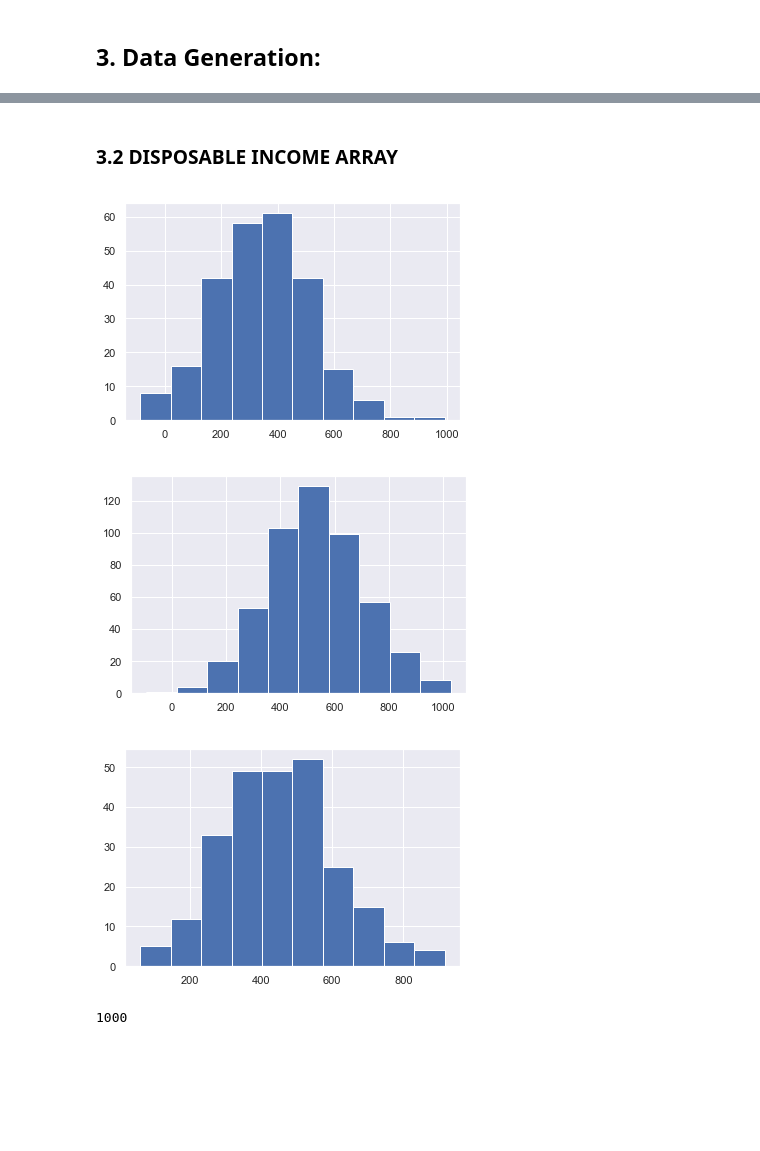
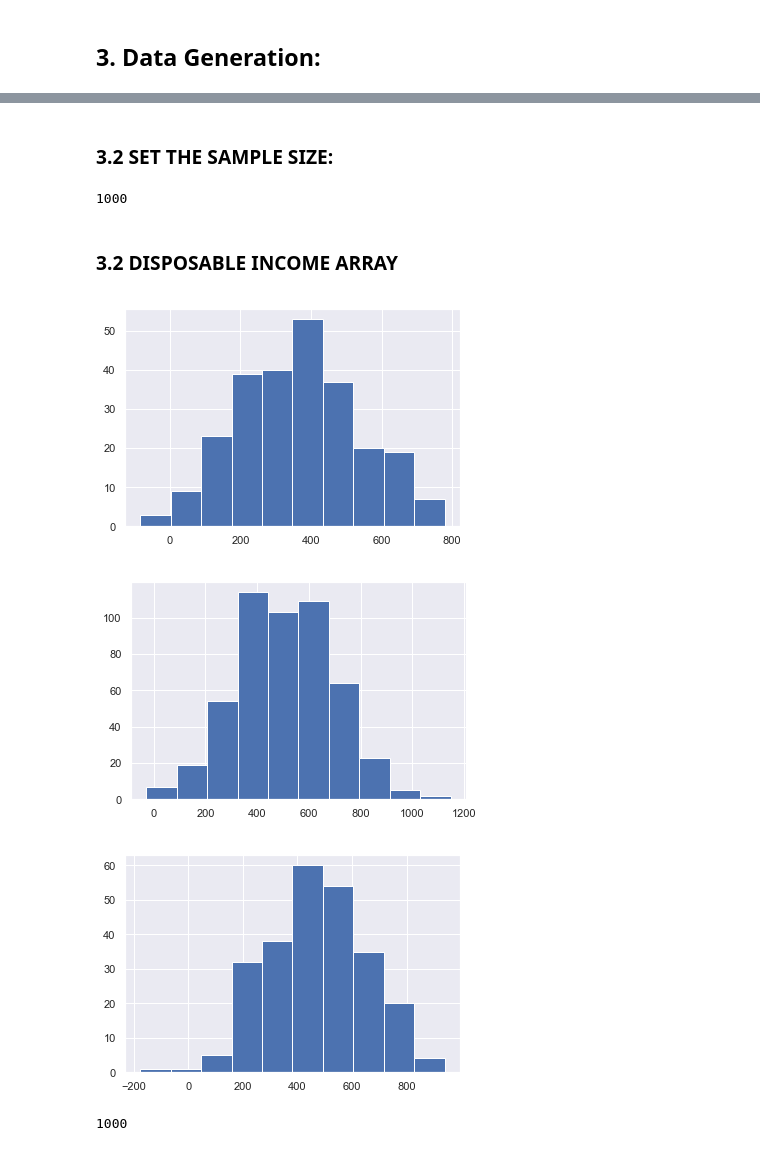
Before and after one commit to fionaoriordan/52465_19_project, a Jupyter notebook: 52465_19_project_dep1.ipynb, the cells around one changed output, grey strips where cells are left out. Cells and saved outputs as stored; diff of their text form; code cells hidden in the pictures; blank space fills up the shorter version.

Commit message:
reoganizing samplesize

```diff
--- a/52465_19_project_dep1.ipynb
+++ b/52465_19_project_dep1.ipynb
@@ -126,7 +126,11 @@ np.random.seed = (0)
 # %%
 # Create array for each group
+# First set the samplesize for each group
+sample1 = 250
+sample2 = 500
+sample3 = 250
 #Taken from https://thispointer.com/python-how-to-create-a-list-and-initialize-with-same-values/
-group1 = ["Lone Parent Family"] * 250
-group2 = ["2 Adults with 1-2 Children"] * 500
-group3 = ["Other 2 Adult Households"] *250
+group1 = ["Lone Parent Family"] * sample1
+group2 = ["2 Adults with 1-2 Children"] * sample2
+group3 = ["Other 2 Adult Households"] *sample3
 # %%
@@ -134,4 +138,12 @@ group3 = ["Other 2 Adult Households"] *250
 families = np.concatenate([group1, group2, group3])
+# %% [markdown]
+### 3.2 SET THE SAMPLE SIZE:
+# %%
+# set the samplesize to be the sum of sample 1,2 & 3.
+samplesize = sample1 + sample2 + sample3
+samplesize
+# %% [output]
+1000
 # %% [markdown]
 ### 3.2  DISPOSABLE INCOME ARRAY
 # %%
@@ -141,29 +153,29 @@ def caldincome(x, num):
     return newvals
 # %%
 # Generate disposable income distribution for 1 adult, with children under 18 years
-Adult1withC = caldincome(350, 250)
+Adult1withC = caldincome(350, sample1)
 # plot a histogram of array x
 plt.hist(Adult1withC)
 # display the histogram
 plt.show()
 # %% [output]
-[figure, old version]
+[figure, new version]
 # %%
-Adults2withC = caldincome(517.67, 500)
+Adults2withC = caldincome(517.67, sample2)
 # plot a histogram of array x
 plt.hist(Adults2withC)
 # display the histogram
 plt.show()
 # %% [output]
-[figure, old version]
+[figure, new version]
 # %%
-Other = caldincome(455.75, 250)
+Other = caldincome(455.75, sample3)
 # plot a histogram of array x
 plt.hist(Other)
 # display the histogram
 plt.show()
 # %% [output]
-[figure, old version]
+[figure, new version]
 # %%
 #Create an array disincome to hold all of the disposable income data generated.
 disincome = np.concatenate([Adult1withC ,Adults2withC,Other])
```
Also changed, not shown: parts of 10 cells of this notebook.
